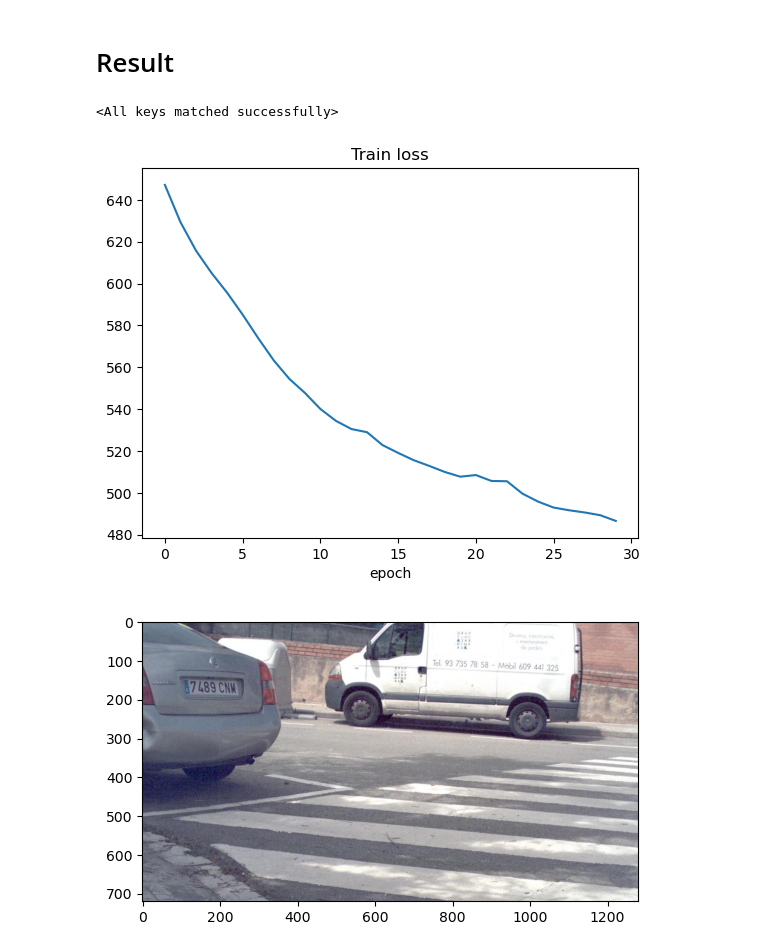
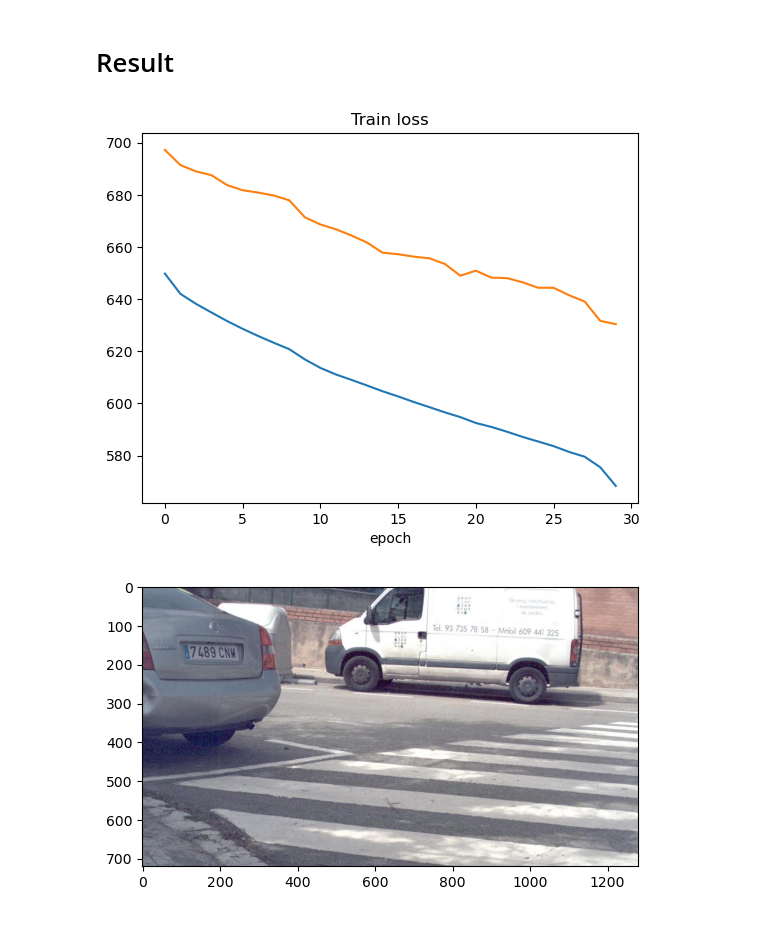
Before and after one commit to SpongeStark/intership_2025_COSYS, a Jupyter notebook: demo/demo_Dexined/demo_Dexined_with_visibility.ipynb, the cells around one changed output. Saved outputs shown, nothing was run; the diff lists cells and outputs as text; code cells hidden in the pictures.

```diff
--- a/demo/demo_Dexined/demo_Dexined_with_visibility.ipynb
+++ b/demo/demo_Dexined/demo_Dexined_with_visibility.ipynb
@@ -18,20 +18,28 @@ from dataset import BIPEDv2, transforms
 # Prepare
 # %%
 device = "cuda" if torch.cuda.is_available() else "cpu"
-epoch = 1
+epoch = 50
 batch_size = 8
 learning_rate = 1e-4
 biped_dataset = BIPEDv2(
     "/home/yangk/intership_2025_COSYS/resource/DexiNed/BIPEDv2/BIPED/edges/imgs/train/rgbr/real/",
     "/home/yangk/intership_2025_COSYS/resource/DexiNed/BIPEDv2/BIPED/edges/edge_maps/train/rgbr/real/"
 )
+# test set
+test_dataset = BIPEDv2(
+    "/home/yangk/intership_2025_COSYS/resource/DexiNed/BIPEDv2/BIPED/edges/imgs/test/rgbr/",
+    "/home/yangk/intership_2025_COSYS/resource/DexiNed/BIPEDv2/BIPED/edges/edge_maps/test/rgbr/"
+)
 
 model = DexiNed()
 criterion = nn.MSELoss()
 optimizer = torch.optim.Adam(model.parameters(), lr=learning_rate)
 loader = DataLoader(biped_dataset, batch_size=4)
+val_loader = DataLoader(test_dataset, batch_size=4)
 logging = {
-    'train_loss': []
+    'metadata': {},
+    'train_loss': [],
+    'val_loss': []
 }
 
 
@@ -68,22 +123,15 @@ cuda
 # %% [markdown]
 # Result
-# %%
-model.load_state_dict(torch.load("./checkpoints/cpt_visibility.pth", weights_only=True))
-# %% [output]
-<All keys matched successfully>
 # %%
-import json
 import matplotlib.pyplot as plt
 
-with open("./checkpoints/cpt_visibility.json", 'r') as f:
-    logs = json.load(f)
-
-plt.plot(logs['train_loss'])
+plt.plot(logging['train_loss'])
+plt.plot(logging['val_loss'])
 plt.title("Train loss")
 plt.xlabel("epoch")
 plt.show()
 # %% [output]
-[figure, old version]
+[figure, new version]
 # %%
 # take one example
 x, y = biped_dataset[6]
```
Also changed, not shown: parts of 3 cells of this notebook, 5 other files.
